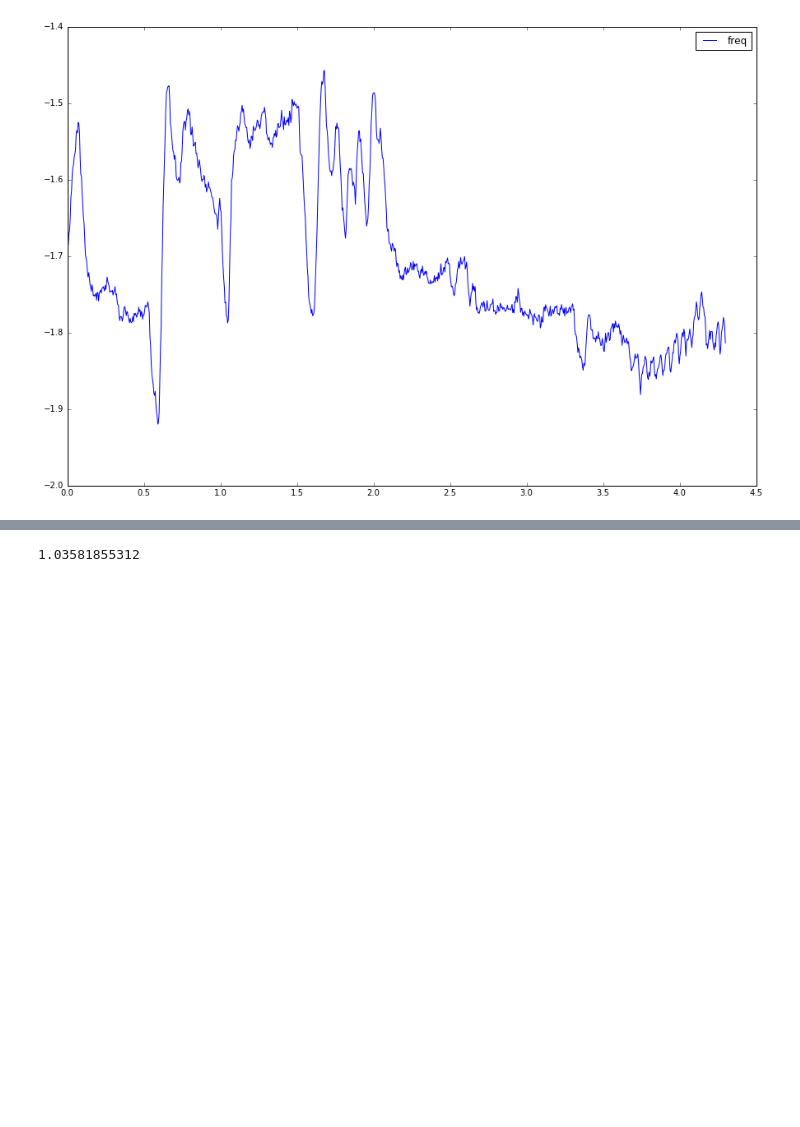
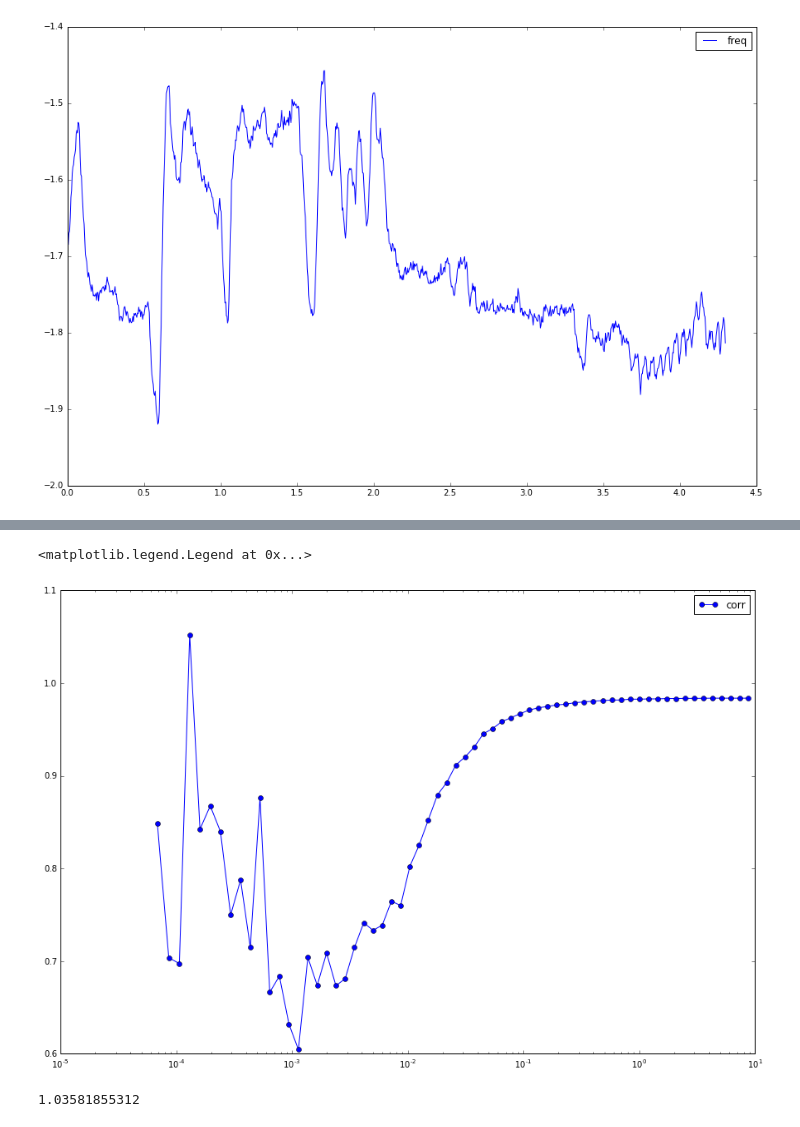
Before and after one commit to bmxdemo/bmxproject, a Jupyter notebook: ipynb/amptone.ipynb, the cells around one changed output, grey strips where cells are left out. Drawn from its saved outputs; the diff is of its cells as text; code cells hidden in the pictures; blank space fills up the shorter version.

```diff
--- a/ipynb/amptone.ipynb
+++ b/ipynb/amptone.ipynb
@@ -102,3 +108,12 @@ plt.loglog()
+# %%
+plt.figure(figsize=(15,10))
+ai=10
+plt.plot(freq[ai:],pkchx[ai:]/np.sqrt(pkch1[ai:]*pkch2[ai:]),'bo-',label='corr')
+plt.semilogx()
+plt.legend()
+# %% [output]
+<matplotlib.legend.Legend at 0x...>
+[figure, added]
 # %%
 freq,pkch1=getps(da['chan1'],1.0)
 freq,pkch2=getps(da['chan2'],1.0)
```
Also changed, not shown: parts of 4 cells of this notebook, 1 other file.
